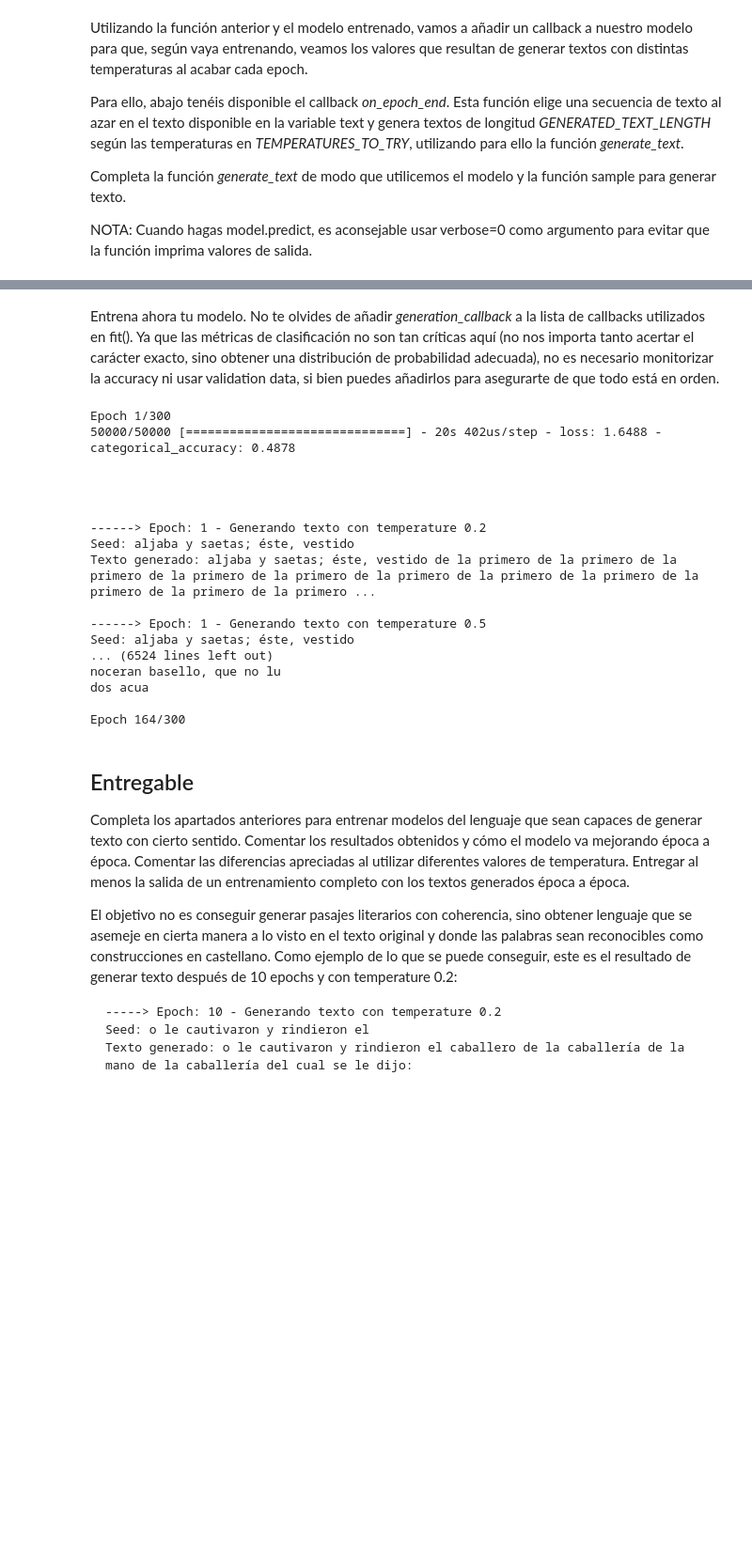
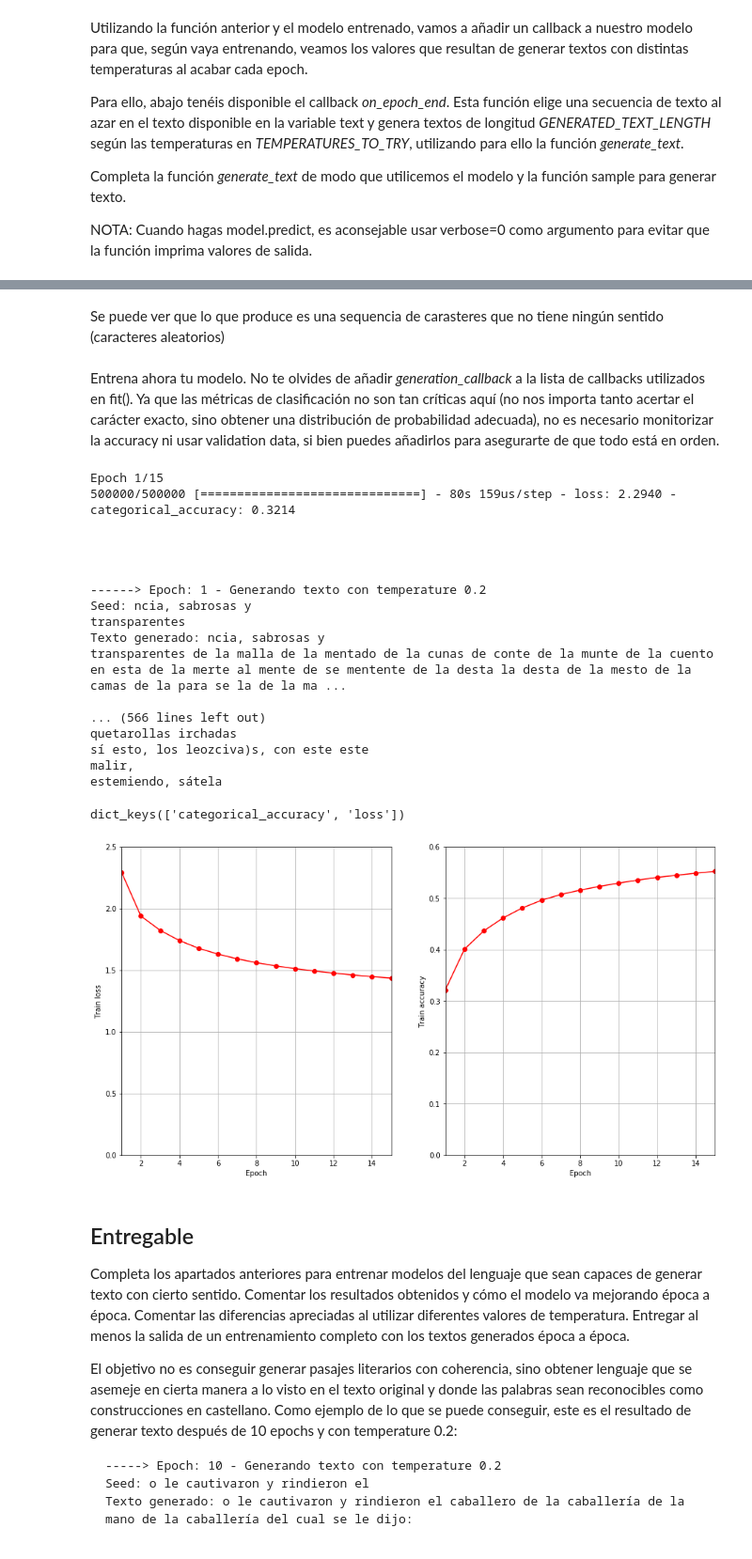
Before and after one commit to socom20/seq2seq, a Jupyter notebook: Laboratorio 2.ipynb, the cells around one changed output, grey strips where cells are left out. Shown: that part at 94% size. Saved outputs shown, nothing was run; the diff lists cells and outputs as text; code cells hidden in the pictures; blank space fills up the shorter version.

Commit message:
se entrenó el modelo básico del ejercicio

```diff
--- a/Laboratorio 2.ipynb
+++ b/Laboratorio 2.ipynb
@@ -47,7 +47,7 @@ Una vez descargado, vamos a leer el contenido del fichero en una variable. Adici
 if os.name == 'nt':
     file_path = os.path.join(r'C:\Users\manuel\.keras\datasets', 'don_quijote.txt')
 else:
-    file_path = os.path.join('~/.keras/datasets', 'don_quijote.txt')
+    file_path = os.path.join(os.path.expanduser('~') + '/.keras/datasets', 'don_quijote.txt')
 
 with open(file_path, 'r', encoding='utf-8') as f:
     text = f.read()
@@ -154,7 +154,7 @@ print(' Cantidad de secuencias armadas = ', len(sequences))
 # %% [markdown]
 Como el Quijote es muy largo y tenemos muchas secuencias, podríamos encontrar problemas de memoria. Por ello, vamos a elegir un número máximo de ellas. Si estás corriendo esto localmente y tienes problemas de memoria, puedes reducir el tamaño aún más, pero ten cuidado porque, a menos datos, peor calidad del modelo.
 # %%
-MAX_SEQUENCES = 50000
+MAX_SEQUENCES = 500000
 
 perm = np.random.permutation(len(sequences))
 sequences, next_chars = np.array(sequences), np.array(next_chars)
@@ -282,6 +276,7 @@ pensado que el se la de de de de de de de de de de de de de de de de de de de de
 # %%
 TEMPERATURES_TO_TRY = [0.2, 0.5, 1.0, 1.2]
 GENERATED_TEXT_LENGTH = 300
+
 def text_to_seq(seed_text='hola'):
     """Arma una secuencia a partir de un texto ingresado.
     """
@@ -315,8 +310,14 @@ def generate_text(seed_text, model, length, temperature=1):
 
 
     for i in range(length):
-        y_pred     = model.predict( text_to_seq(generated[-SEQ_LENGTH:]), verbose=False)
-        generated += idx2chr_d[ np.argmax(y_pred, axis=-1)[0] ]
+        # Calculamos el softmax para el siguiente caracter, vendían a ser las probs con temperature==1.0
+        probs = model.predict( text_to_seq(generated[-SEQ_LENGTH:]), verbose=False)[0]
+
+        # Utilizamos la función sample para muestrear las probabilidades ajustadas por temperature
+        pred_idx = sample(probs, temperature=temperature)
+
+        # Generamos el próximo caracter de la sequencia
+        generated += idx2chr_d[ pred_idx ]
 
     ### FIN DE TU CÓDIGO
     return generated
@@ -343,25 +367,27 @@ generation_callback = LambdaCallback(on_epoch_end=on_epoch_end)
+# %% [markdown]
+Se puede ver que lo que produce es una sequencia de carasteres que no tiene ningún sentido (caracteres aleatorios)
 # %% [markdown]
 Entrena ahora tu modelo. No te olvides de añadir *generation_callback* a la lista de callbacks utilizados en fit(). Ya que las métricas de clasificación no son tan críticas aquí (no nos importa tanto acertar el carácter exacto, sino obtener una distribución de probabilidad adecuada), no es necesario monitorizar la accuracy ni usar validation data, si bien puedes añadirlos para asegurarte de que todo está en orden.
 # %%
-n_epochs  = 300
-batch_size = 32
+n_epochs  = 15
+batch_size = 256
 
-model.fit(X, y, batch_size=batch_size, epochs=n_epochs, callbacks=[generation_callback])
+h = model.fit(X, y, batch_size=batch_size, epochs=n_epochs, callbacks=[generation_callback])
 # %% [output]
-Epoch 1/300
-50000/50000 [==============================] - 20s 402us/step - loss: 1.6488 - categorical_accuracy: 0.4878
+Epoch 1/15
+500000/500000 [==============================] - 80s 159us/step - loss: 2.2940 - categorical_accuracy: 0.3214
 
 
 
 
 ------> Epoch: 1 - Generando texto con temperature 0.2
-Seed: aljaba y saetas; éste, vestido
-Texto generado: aljaba y saetas; éste, vestido de la primero de la primero de la primero de la primero de la primero de la primero de la primero de la primero de la primero de la primero de la primero ...
+Seed: ncia, sabrosas y
+transparentes
+Texto generado: ncia, sabrosas y
+transparentes de la malla de la mentado de la cunas de conte de la munte de la cuento en esta de la merte al mente de se mentente de la desta la desta de la mesto de la camas de la para se la de la ma ...
 
-------> Epoch: 1 - Generando texto con temperature 0.5
-Seed: aljaba y saetas; éste, vestido
-... (6524 lines left out)
-noceran basello, que no lu
-dos acua
-
-Epoch 164/300
+... (566 lines left out)
+quetarollas irchadas
+sí esto, los leozciva)s, con este este
+malir,
+estemiendo, sátela
@@ -369,0 +394,26 @@ model.load_weights('modelo.kmodel')
+# %%
+h.history.keys()
+# %% [output]
+dict_keys(['categorical_accuracy', 'loss'])
+# %%
+f, axes = plt.subplots(1,2, figsize=(15, 8))
+
+x = np.arange(len(h.history['loss']))+1
+ax = axes[0]
+ax.plot(x, h.history['loss'], 'r-o')
+ax.set_xlabel('Epoch')
+ax.set_ylabel('Train loss')
+ax.set_ylim((0.0,2.5))
+ax.set_xlim((min(x),max(x)))
+ax.grid()
+
+ax = axes[1]
+ax.plot(x, h.history['categorical_accuracy'],  'r-o')
+ax.set_xlabel('Epoch')
+ax.set_ylabel('Train accuracy')
+ax.set_ylim((0.0,0.6))
+ax.set_xlim((min(x),max(x)))
+ax.grid()
+plt.show()
+# %% [output]
+[figure, added]
```
Also changed, not shown: parts of 17 cells of this notebook, 1 other file.
